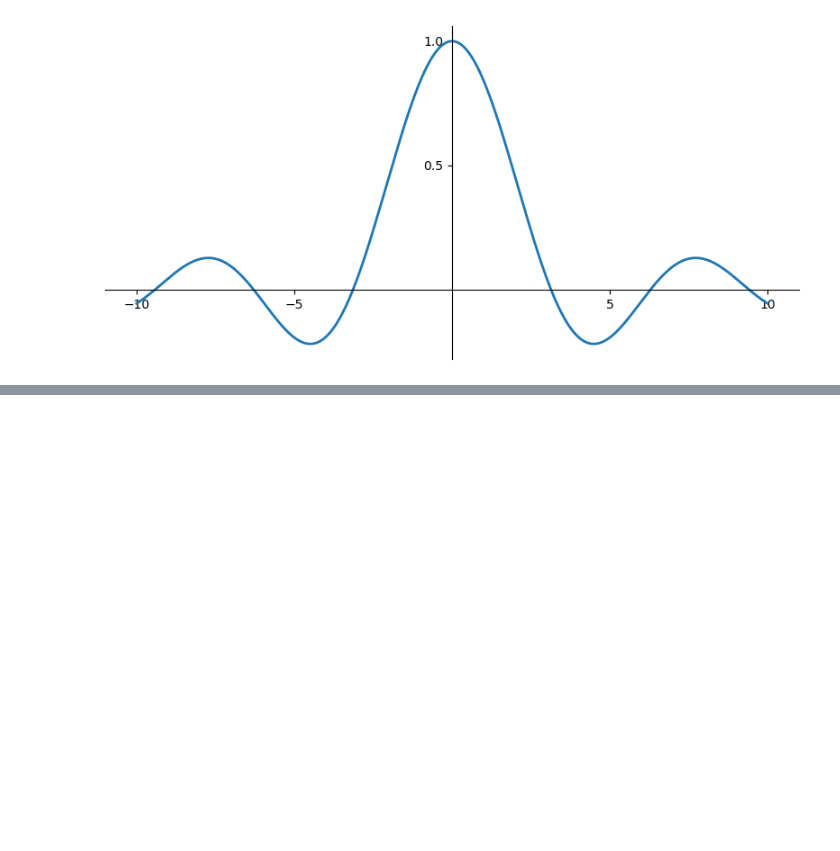
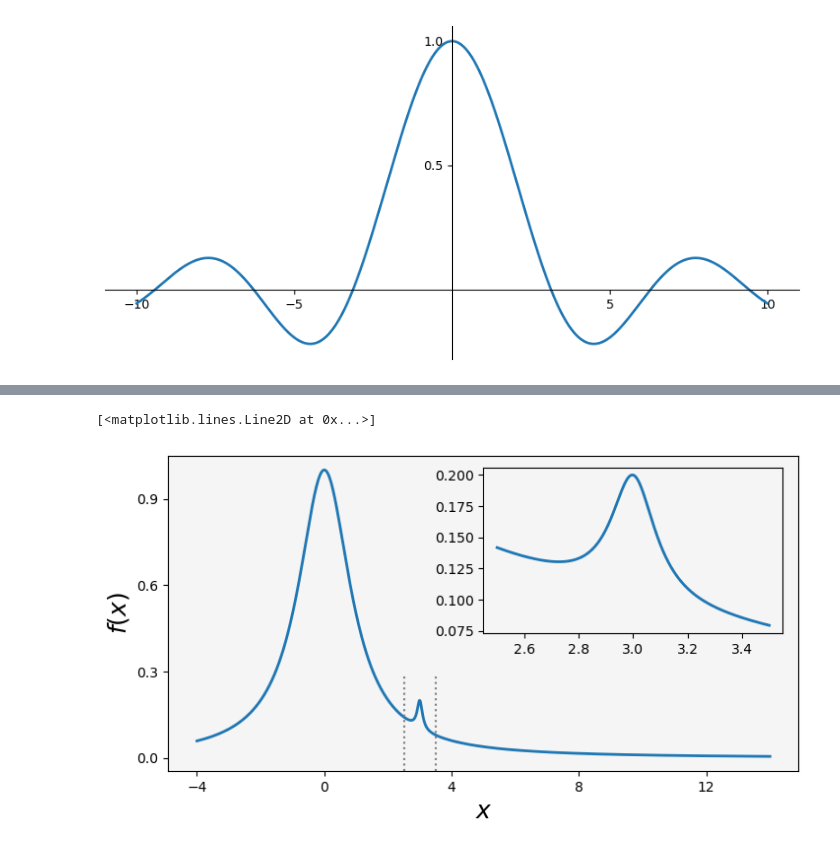
Before and after one commit to luigiselmi/numethods, a Jupyter notebook: plotting_and_visualization.ipynb, the cells around one changed output, grey strips where cells are left out. Cells and saved outputs as stored; diff of their text form; code cells hidden in the pictures; blank space fills up the shorter version.

```diff
--- a/plotting_and_visualization.ipynb
+++ b/plotting_and_visualization.ipynb
@@ -352,0 +362,29 @@ fig.tight_layout()
+# %%
+def f(x):
+    return 1/(1 + x**2) + 0.1/(1 + ((3 - x)/0.1)**2)
+
+def plot_and_format_axes(ax, x, f, fontsize):
+    ax.plot(x, f(x), linewidth=2)
+    ax.xaxis.set_major_locator(mpl.ticker.MaxNLocator(5))
+    ax.yaxis.set_major_locator(mpl.ticker.MaxNLocator(4))
+    ax.set_xlabel(r"$x$", fontsize=fontsize)
+    ax.set_ylabel(r"$f(x)$", fontsize=fontsize)
+# %%
+fig = plt.figure(figsize=(8, 4))
+# main graph
+ax = fig.add_axes([0.1, 0.15, 0.8, 0.8], facecolor="#f5f5f5")
+x = np.linspace(-4, 14, 1000)
+plot_and_format_axes(ax, x, f, 18)
+
+# inset
+x0, x1 = 2.5, 3.5
+ax.axvline(x0, ymax=0.3, color="grey", linestyle=":")
+ax.axvline(x1, ymax=0.3, color="grey", linestyle=":")
+
+ax = fig.add_axes([0.5, 0.5, 0.38, 0.42], facecolor='none')
+x = np.linspace(x0, x1, 1000)
+#plot_and_format_axes(ax, x, f, 14)
+ax.plot(x, f(x), linewidth=2)
+# %% [output]
+[<matplotlib.lines.Line2D at 0x...>]
+[figure, added]
```
Also changed, not shown: parts of 44 cells of this notebook.
